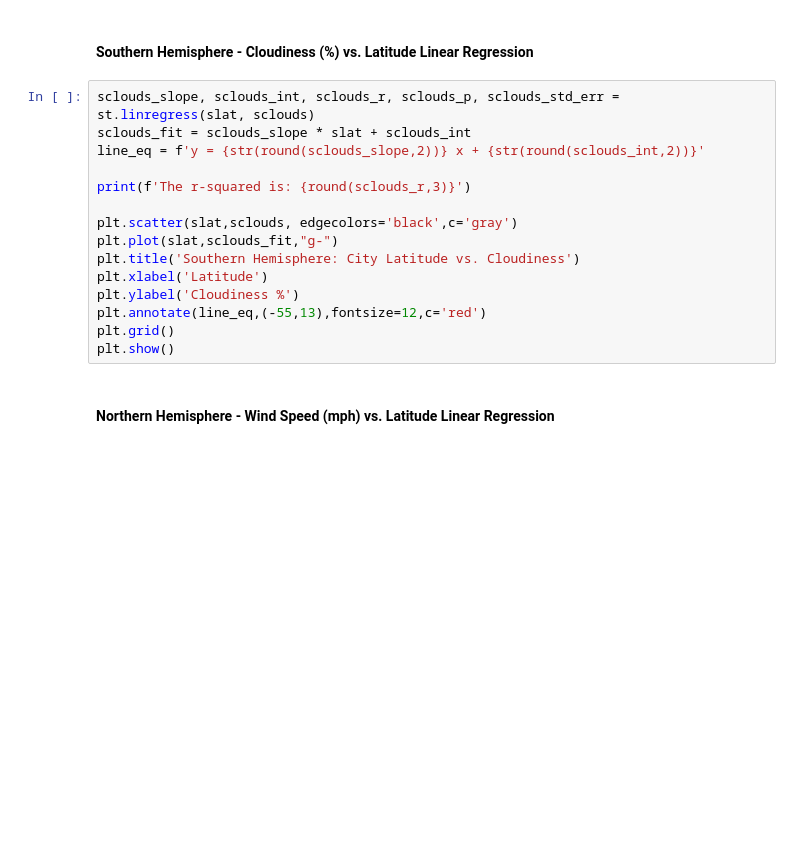
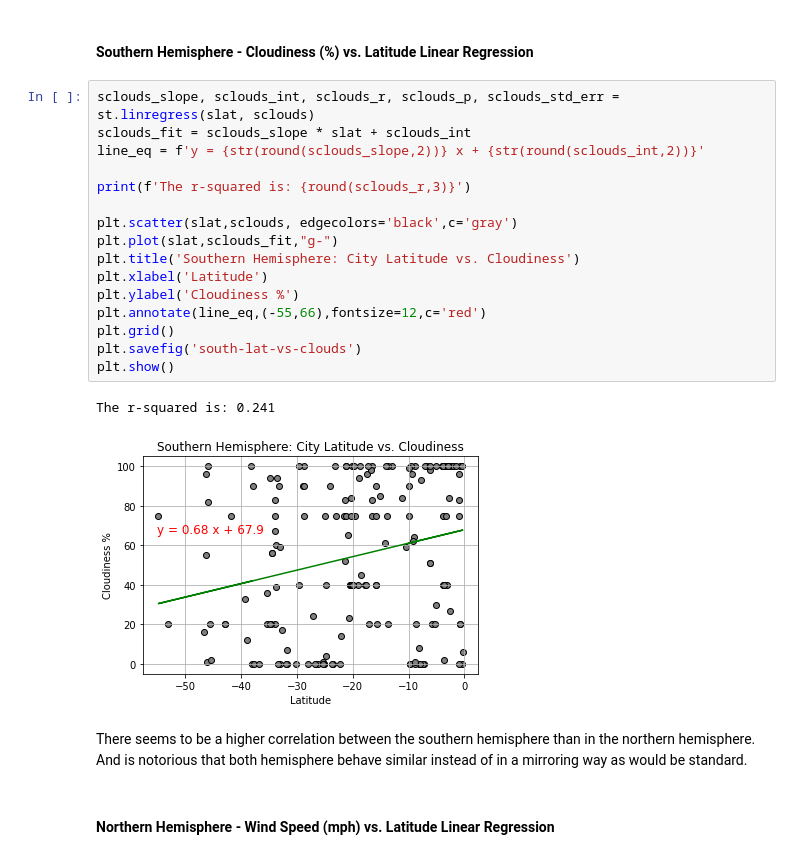
Before and after one commit to cckuqui/APIs-exercise, a Jupyter notebook: WeatherPy/WeatherPy.ipynb, the cells around one changed output. Saved outputs shown, nothing was run; the diff lists cells and outputs as text; blank space fills up the shorter version.

```diff
--- a/WeatherPy/WeatherPy.ipynb
+++ b/WeatherPy/WeatherPy.ipynb
@@ -276,18 +381,24 @@ plt.show()
 # %%
 sclouds_slope, sclouds_int, sclouds_r, sclouds_p, sclouds_std_err = st.linregress(slat, sclouds)
 sclouds_fit = sclouds_slope * slat + sclouds_int
 line_eq = f'y = {str(round(sclouds_slope,2))} x + {str(round(sclouds_int,2))}'
 
 print(f'The r-squared is: {round(sclouds_r,3)}')
 
 plt.scatter(slat,sclouds, edgecolors='black',c='gray')
 plt.plot(slat,sclouds_fit,"g-")
 plt.title('Southern Hemisphere: City Latitude vs. Cloudiness')
 plt.xlabel('Latitude')
 plt.ylabel('Cloudiness %')
-plt.annotate(line_eq,(-55,13),fontsize=12,c='red')
+plt.annotate(line_eq,(-55,66),fontsize=12,c='red')
 plt.grid()
+plt.savefig('south-lat-vs-clouds')
 plt.show()
+# %% [output]
+The r-squared is: 0.241
+[figure, added]
+# %% [markdown]
+There seems to be a higher correlation between the southern hemisphere than in the northern hemisphere. And is notorious that both hemisphere behave similar instead of in a mirroring way as would be standard.
 # %% [markdown]
 ####  Northern Hemisphere - Wind Speed (mph) vs. Latitude Linear Regression
 # %%
```
Also changed, not shown: parts of 24 cells of this notebook, 14 other files.
